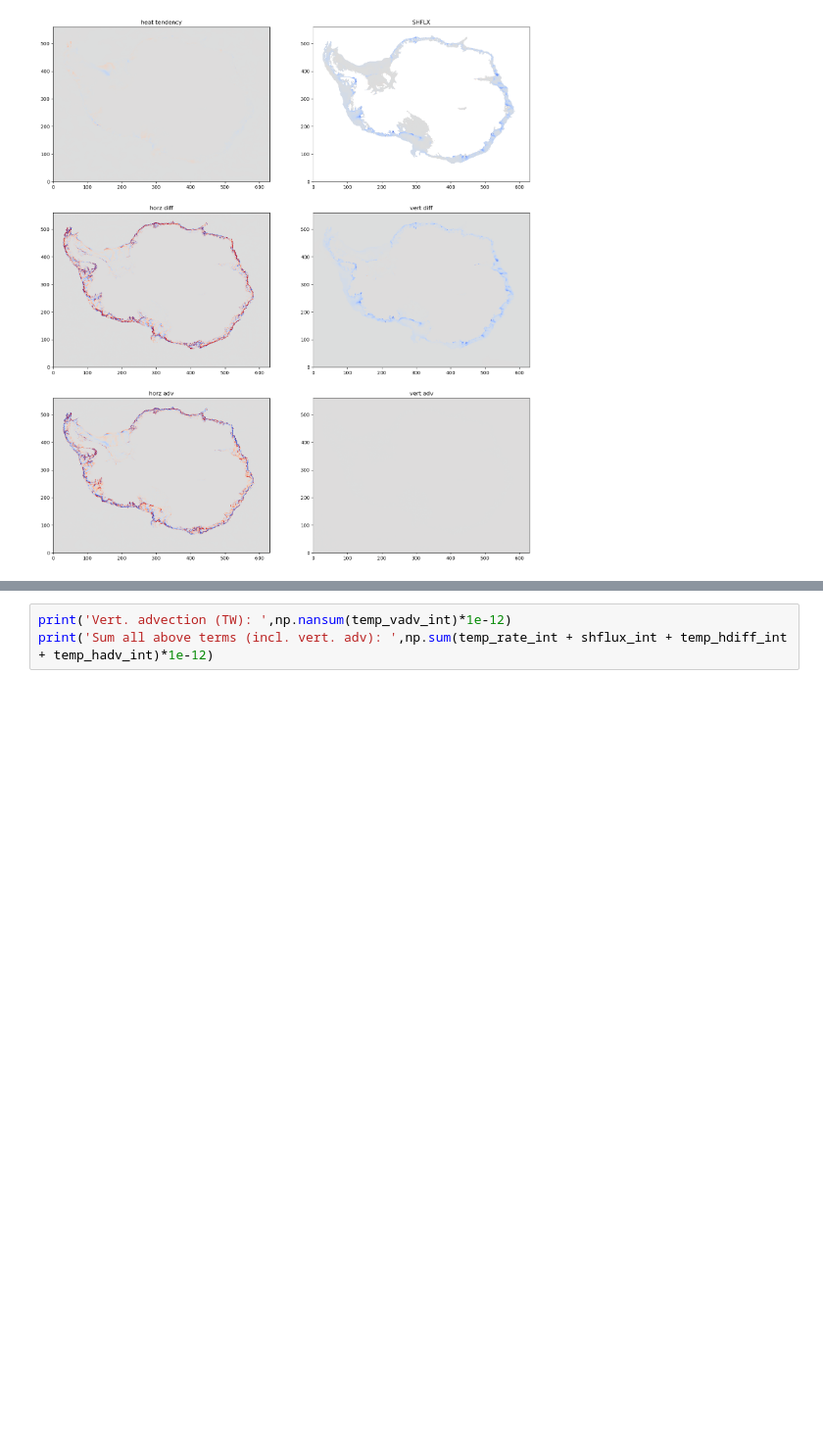
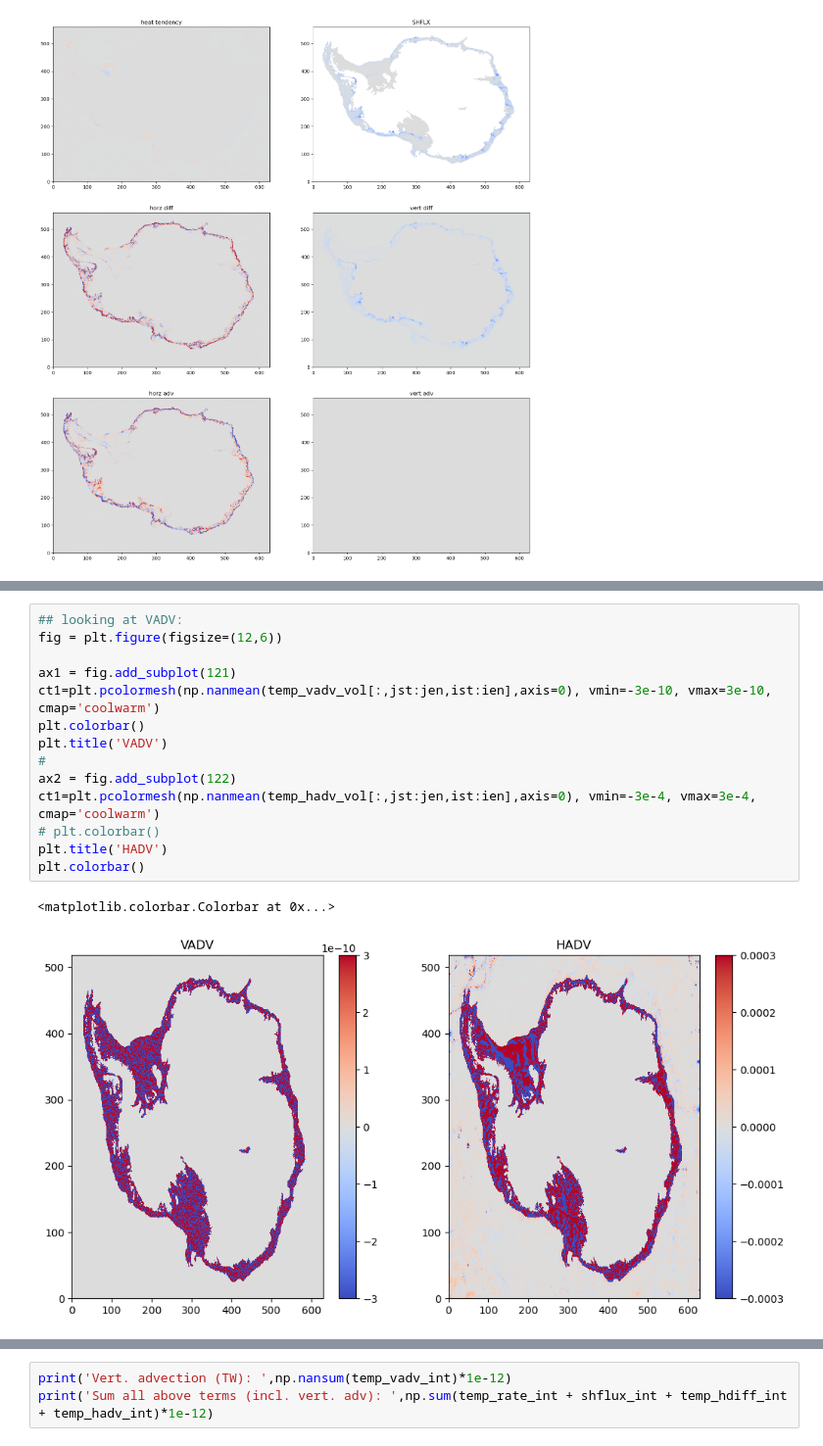
Before and after one commit to fabiobdias/waom_notebook, a Jupyter notebook: OHB_shelf/OHB_closure/WAOM10extend_shflim_S_0.25Q_OHB_shelf_budget_closure.ipynb, the cells around one changed output, grey strips where cells are left out. Shown at 98% size. Drawn from its saved outputs; the diff is of its cells as text; blank space fills up the shorter version.

```diff
--- a/OHB_shelf/OHB_closure/WAOM10extend_shflim_S_0.25Q_OHB_shelf_budget_closure.ipynb
+++ b/OHB_shelf/OHB_closure/WAOM10extend_shflim_S_0.25Q_OHB_shelf_budget_closure.ipynb
@@ -587,0 +754,17 @@ Text(0.5, 1.0, 'vert adv')
+# %%
+## looking at VADV:
+fig = plt.figure(figsize=(12,6))
+
+ax1 = fig.add_subplot(121)
+ct1=plt.pcolormesh(np.nanmean(temp_vadv_vol[:,jst:jen,ist:ien],axis=0), vmin=-3e-10, vmax=3e-10, cmap='coolwarm')
+plt.colorbar()
+plt.title('VADV')
+#
+ax2 = fig.add_subplot(122)
+ct1=plt.pcolormesh(np.nanmean(temp_hadv_vol[:,jst:jen,ist:ien],axis=0), vmin=-3e-4, vmax=3e-4, cmap='coolwarm')
+# plt.colorbar()
+plt.title('HADV')
+plt.colorbar()
+# %% [output]
+<matplotlib.colorbar.Colorbar at 0x...>
+[figure, added]
```
Also changed, not shown: parts of 30 cells of this notebook, 7 other files.
